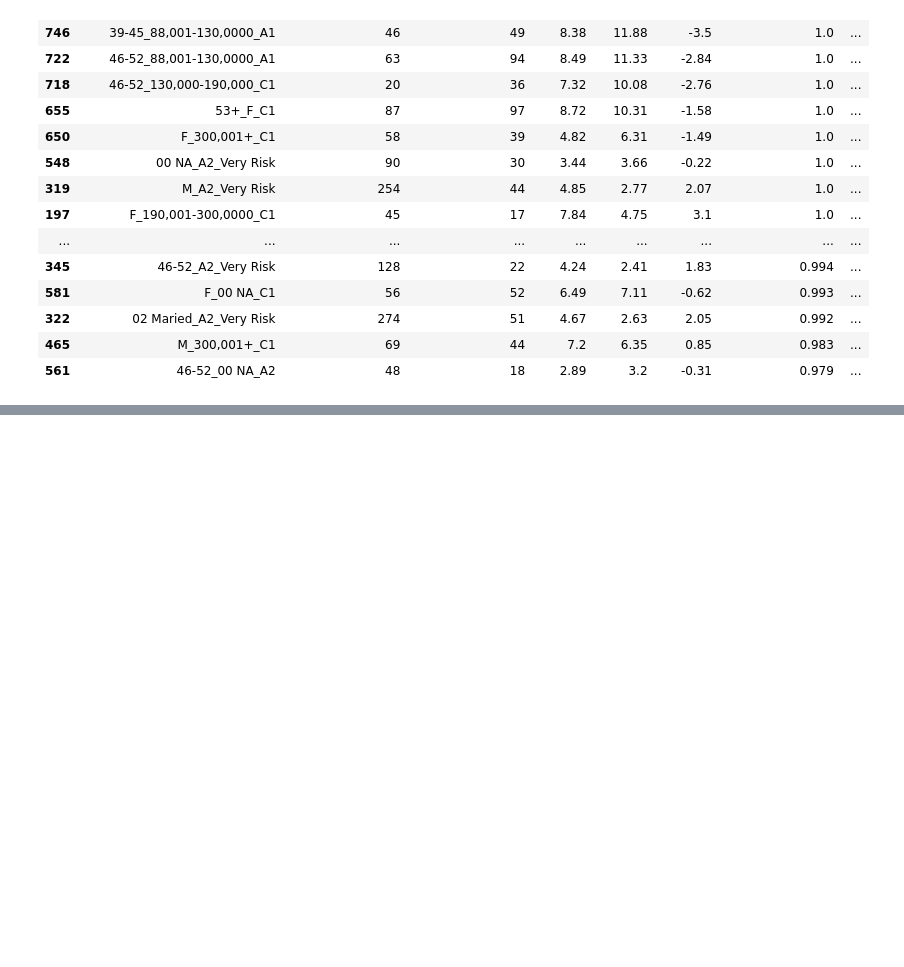
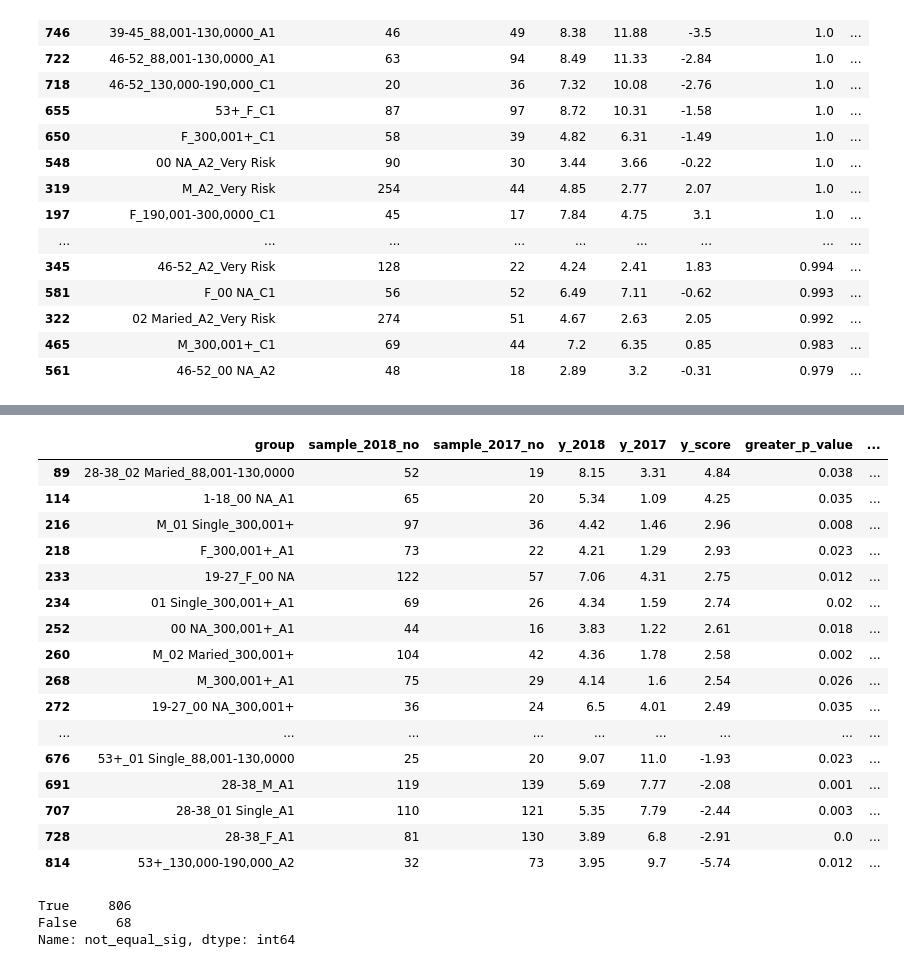
Before and after one commit to thanatchon36/phoenix-enhancement, a Jupyter notebook: report-analytics.ipynb, the cells around one changed output, grey strips where cells are left out. Saved outputs shown, nothing was run; the diff lists cells and outputs as text; code cells hidden in the pictures; blank space fills up the shorter version.

```diff
--- a/report-analytics.ipynb
+++ b/report-analytics.ipynb
@@ -11,6 +11,7 @@ print('OK !')
 OK !
 # %%
 df = pd.read_csv('data/testReport_level_all.csv')
+df_2 = pd.read_csv('data/defined_Data_Phoenix_Campaign_Enhancement.csv')
 
 df['y_2018'] = df['y_2018'].round(2)
 df['y_2017'] = df['y_2017'].round(2)
@@ -18,6 +19,8 @@ df['y_score'] = df['y_score'].round(2)
 df['premium_2018_Mean'] = df['premium_2018_Mean'].round(0)
 df['premium_2017_Mean'] = df['premium_2017_Mean'].round(0)
 df['greater_p_value'] = df['greater_p_value'].round(5)
+df['two_sided_p_value'] = df['two_sided_p_value'].round(5)
+df['better_score'] = df['y_score'].apply(lambda x: x>0)
 # %%
 cols = df.columns
 df = df.sort_values(by = 'y_score',ascending = False)
@@ -292,0 +478,22 @@ level_3[(level_3['prod'] == 'None') & (level_3['greater_sig'] == False)]
+# %%
+cols = ['group','sample_2018_no','sample_2017_no','y_2018','y_2017','y_score','greater_p_value','two_sided_p_value','premium_2018_Mean','premium_2017_Mean']
+level_3[(level_3['not_equal_sig']==False) &(level_3['greater_sig']==True)
+       ].sort_values(by = ['y_score'], ascending=[False])[cols]
+# %% [output]
+|  | group | sample_2018_no | sample_2017_no | y_2018 | y_2017 | y_score | greater_p_value | ... |
+| 89 | 28-38_02 Maried_88,001-130,0000 | 52 | 19 | 8.15 | 3.31 | 4.84 | 0.038 | ... |
+| 114 | 1-18_00 NA_A1 | 65 | 20 | 5.34 | 1.09 | 4.25 | 0.035 | ... |
+| 216 | M_01 Single_300,001+ | 97 | 36 | 4.42 | 1.46 | 2.96 | 0.008 | ... |
+| 218 | F_300,001+_A1 | 73 | 22 | 4.21 | 1.29 | 2.93 | 0.023 | ... |
+| 233 | 19-27_F_00 NA | 122 | 57 | 7.06 | 4.31 | 2.75 | 0.012 | ... |
+| 234 | 01 Single_300,001+_A1 | 69 | 26 | 4.34 | 1.59 | 2.74 | 0.02 | ... |
+| 252 | 00 NA_300,001+_A1 | 44 | 16 | 3.83 | 1.22 | 2.61 | 0.018 | ... |
+| 260 | M_02 Maried_300,001+ | 104 | 42 | 4.36 | 1.78 | 2.58 | 0.002 | ... |
+| 268 | M_300,001+_A1 | 75 | 29 | 4.14 | 1.6 | 2.54 | 0.026 | ... |
+| 272 | 19-27_00 NA_300,001+ | 36 | 24 | 6.5 | 4.01 | 2.49 | 0.035 | ... |
+| ... | ... | ... | ... | ... | ... | ... | ... | ... |
+| 676 | 53+_01 Single_88,001-130,0000 | 25 | 20 | 9.07 | 11.0 | -1.93 | 0.023 | ... |
+| 691 | 28-38_M_A1 | 119 | 139 | 5.69 | 7.77 | -2.08 | 0.001 | ... |
+| 707 | 28-38_01 Single_A1 | 110 | 121 | 5.35 | 7.79 | -2.44 | 0.003 | ... |
+| 728 | 28-38_F_A1 | 81 | 130 | 3.89 | 6.8 | -2.91 | 0.0 | ... |
+| 814 | 53+_130,000-190,000_A2 | 32 | 73 | 3.95 | 9.7 | -5.74 | 0.012 | ... |
@@ -292,0 +504,6 @@ level_3[(level_3['prod'] == 'None') & (level_3['greater_sig'] == False)]
+# %%
+level_3['not_equal_sig'].value_counts()
+# %% [output]
+True     806
+False     68
+Name: not_equal_sig, dtype: int64
```
Also changed, not shown: parts of 12 cells of this notebook, 2 other files.
